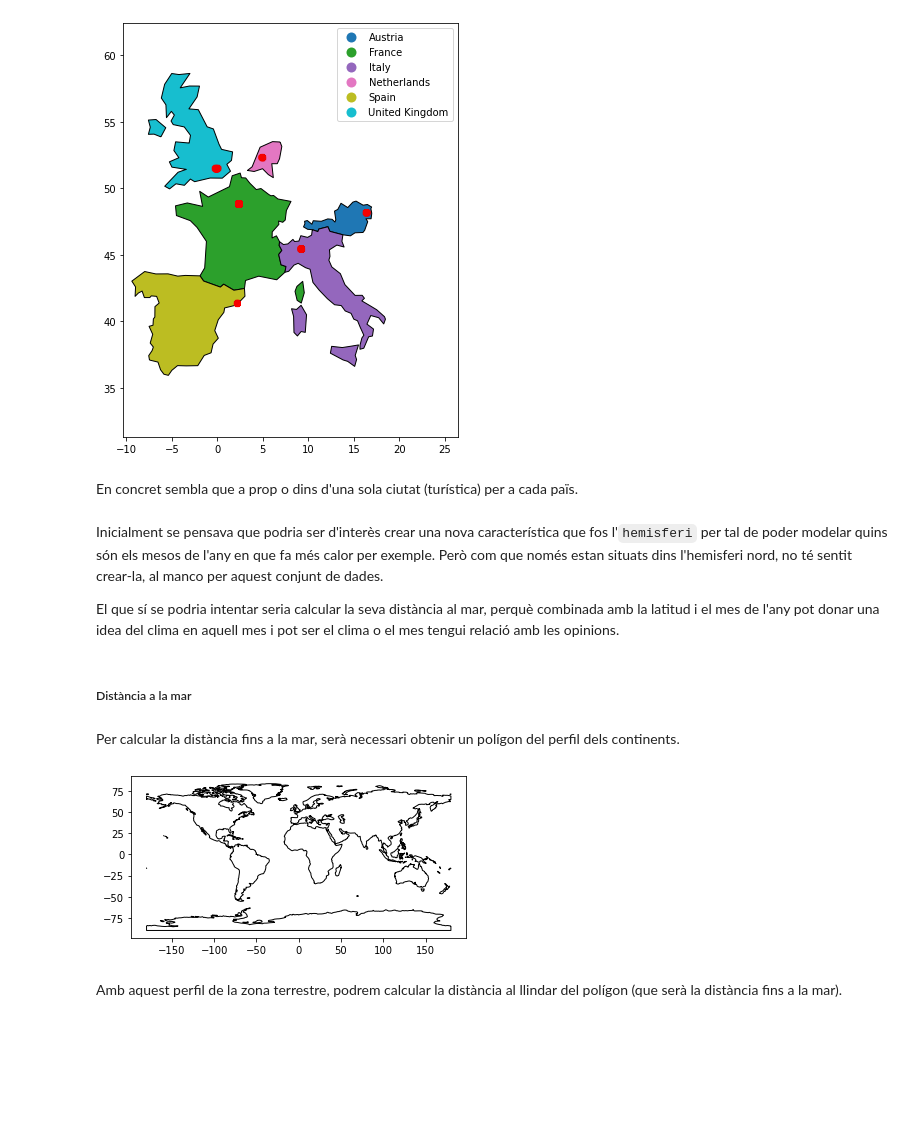
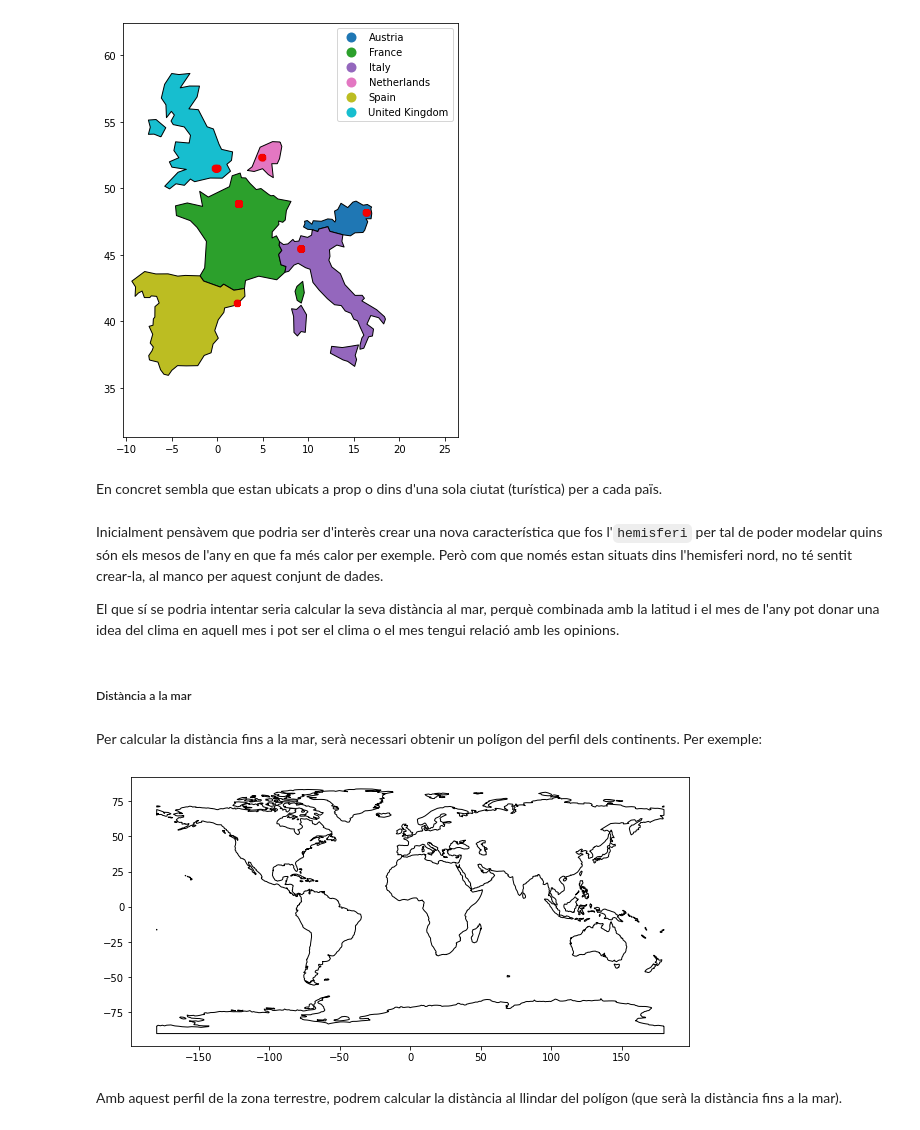
Before and after one commit to llublad/MUSI-AA, a Jupyter notebook: musi-aa-modulo1/W6/practica/10_hr_features_engineering.ipynb, the cells around one changed output. Drawn from its saved outputs; the diff is of its cells as text; code cells hidden in the pictures; blank space fills up the shorter version.

```diff
--- a/musi-aa-modulo1/W6/practica/10_hr_features_engineering.ipynb
+++ b/musi-aa-modulo1/W6/practica/10_hr_features_engineering.ipynb
@@ -420,9 +467,9 @@ plt.show()
 # %% [output]
 [figure]
 # %% [markdown]
-En concret sembla que a prop o dins d'una sola ciutat (turística) per a cada païs.
+En concret sembla que estan ubicats a prop o dins d'una sola ciutat (turística) per a cada païs.
 # %% [markdown]
-Inicialment se pensava que podria ser d'interès crear una nova característica que fos
+Inicialment pensàvem que podria ser d'interès crear una nova característica que fos
 l'`hemisferi` per tal de poder modelar quins són els mesos de l'any en que fa més calor per exemple.
 Però com que només estan situats dins l'hemisferi nord, no té sentit crear-la,
 al manco per aquest conjunt de dades.
@@ -435,20 +482,22 @@ pot ser el clima o el mes tengui relació amb les opinions.
 # %% [markdown]
 Per calcular la distància fins a la mar,
 serà necessari obtenir un polígon del perfil dels continents.
+Per exemple:
 # %%
 from shapely.ops import cascaded_union
 
 # Obtenim les formes de tots els polígons
 polygons = gpd.GeoSeries(world['geometry'])
 
 # Els unim per a formar la línia de la costa
 boundary = gpd.GeoSeries(cascaded_union(polygons))
 
 # Vegem que tal ha quedat ...
-boundary.plot(color = 'none')
+boundary.plot(color = 'none',
+              figsize = (10,8))
 plt.show()
 # %% [output]
-[figure, old version]
+[figure, new version]
 # %% [markdown]
 Amb aquest perfil de la zona terrestre,
 podrem calcular la distància al llindar del polígon
```
Also changed, not shown: parts of 62 cells of this notebook, 4 other files.
